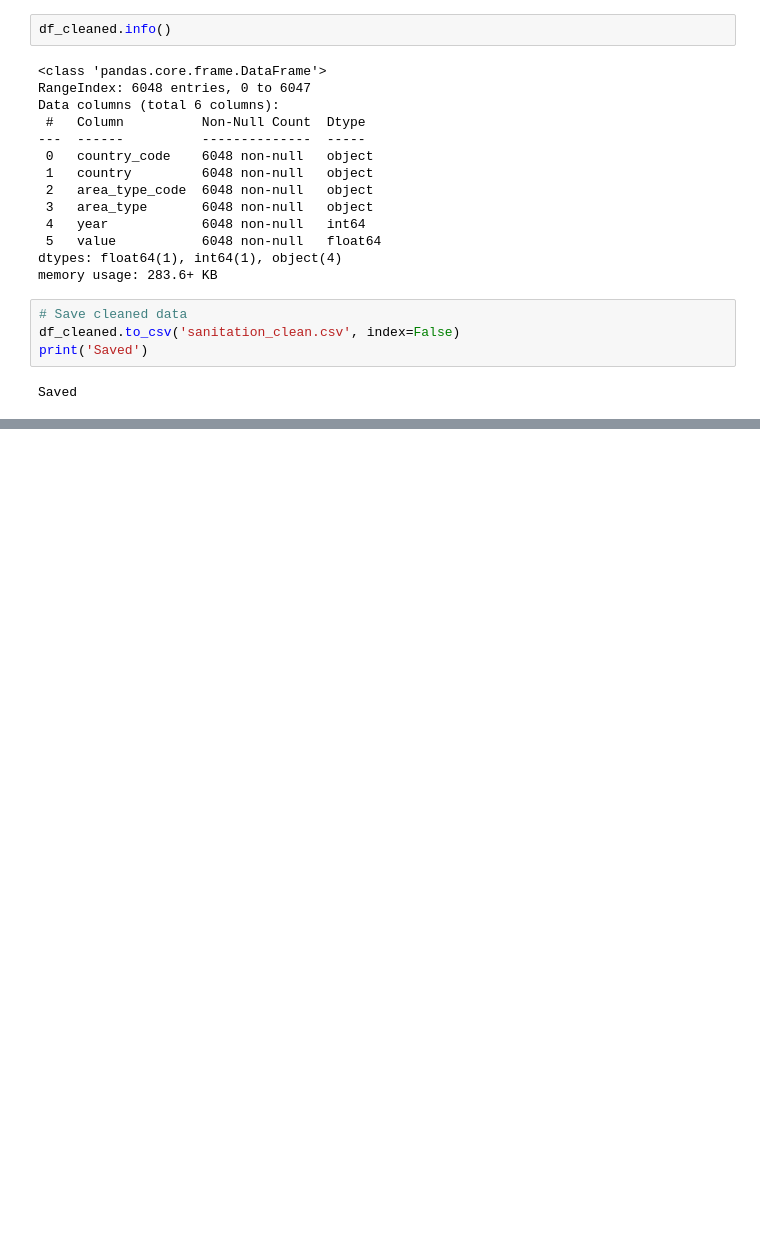
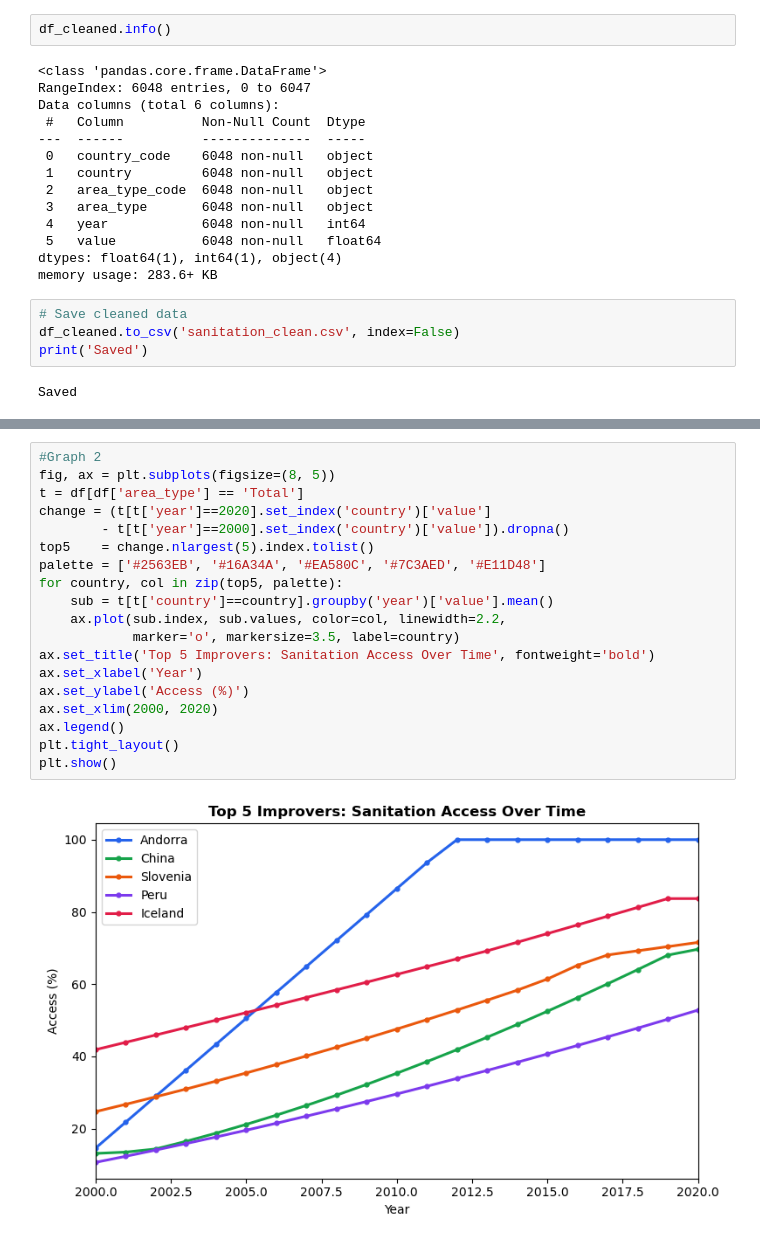
Before and after one commit to odani20240074-lang/w2120490_5DATA004C-ICW, a Jupyter notebook: Untitled-1.ipynb, the cells around one changed output, grey strips where cells are left out. Cells and saved outputs as stored; diff of their text form; blank space fills up the shorter version.

```diff
--- a/Untitled-1.ipynb
+++ b/Untitled-1.ipynb
@@ -158,0 +205,21 @@ Saved
+# %%
+#Graph 2
+fig, ax = plt.subplots(figsize=(8, 5))
+t = df[df['area_type'] == 'Total']
+change = (t[t['year']==2020].set_index('country')['value']
+        - t[t['year']==2000].set_index('country')['value']).dropna()
+top5    = change.nlargest(5).index.tolist()
+palette = ['#2563EB', '#16A34A', '#EA580C', '#7C3AED', '#E11D48']
+for country, col in zip(top5, palette):
+    sub = t[t['country']==country].groupby('year')['value'].mean()
+    ax.plot(sub.index, sub.values, color=col, linewidth=2.2,
+            marker='o', markersize=3.5, label=country)
+ax.set_title('Top 5 Improvers: Sanitation Access Over Time', fontweight='bold')
+ax.set_xlabel('Year')
+ax.set_ylabel('Access (%)')
+ax.set_xlim(2000, 2020)
+ax.legend()
+plt.tight_layout()
+plt.show()
+# %% [output]
+[figure, added]
```
Also changed, not shown: parts of 6 cells of this notebook.
